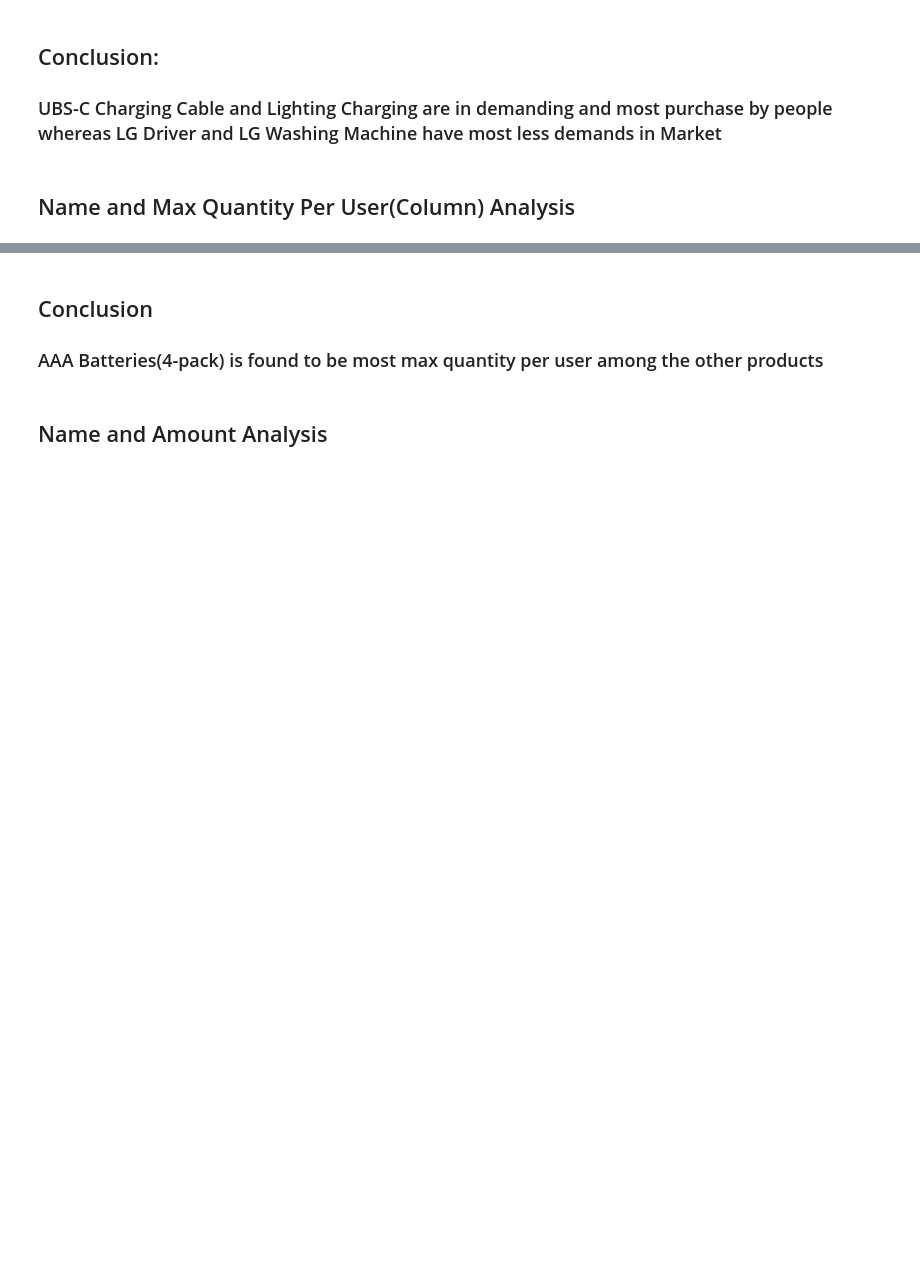
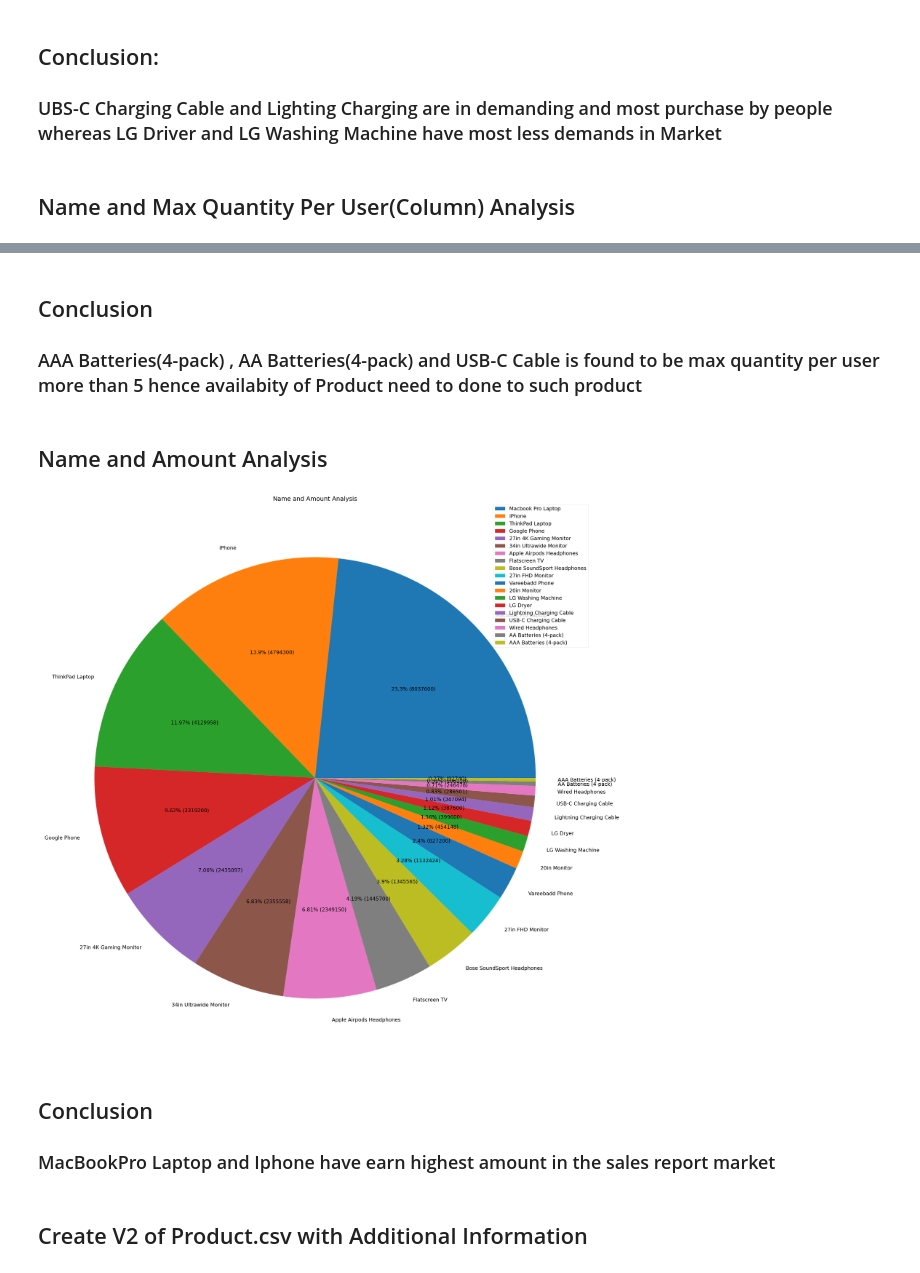
Before and after one commit to lokeshparab/Data-Science-Projects, a Jupyter notebook: Weekly Project 18/Weekly Project - 18.ipynb, the cells around one changed output, grey strips where cells are left out. Cells and saved outputs as stored; diff of their text form; code cells hidden in the pictures; blank space fills up the shorter version.

Commit message:
update WP - 17 and 18
WP - 17
* change pin code typecast as str
* update file sales_preprocessed.csv
* completed last question
* everythings is completed

WP - 18

* updated first 3 question

```diff
--- a/Weekly Project 18/Weekly Project - 18.ipynb
+++ b/Weekly Project 18/Weekly Project - 18.ipynb
@@ -110,6 +102,33 @@ plt.show()
 # %% [markdown]
 ## Conclusion
 
-### AAA Batteries(4-pack) is found to be most max quantity per user among the other products
+### AAA Batteries(4-pack) , AA Batteries(4-pack) and USB-C Cable is found to be  max quantity per user more than 5 hence availabity of Product need to done to such product
 # %% [markdown]
 ## Name and Amount Analysis
+# %%
+data = df.sort_values(by='Amount',ascending = False)
+
+names    = data['Name']
+Amount     = data['Amount']
+
+def format(p,Amount):
+    value  = p/100 * Amount.sum()
+
+    value += 1 if float(str(6.99)[1:]) > 0.5 else 0
+    return f'{round(p,2)}% ({int(value)})'
+
+plt.rc('font', **{'size':30})
+plt.figure(figsize=(60,60))
+plt.pie(Amount,labels = names,autopct = lambda p : format(p,Amount))
+plt.legend()
+
+plt.title('Name and Amount Analysis')
+plt.show()
+# %% [output]
+[figure, added]
+# %% [markdown]
+## Conclusion
+
+### MacBookPro Laptop and Iphone have earn highest amount in the sales report market
+# %% [markdown]
+## Create V2 of Product.csv with Additional Information
```
Also changed, not shown: parts of 3 cells of this notebook, 2 other files.
